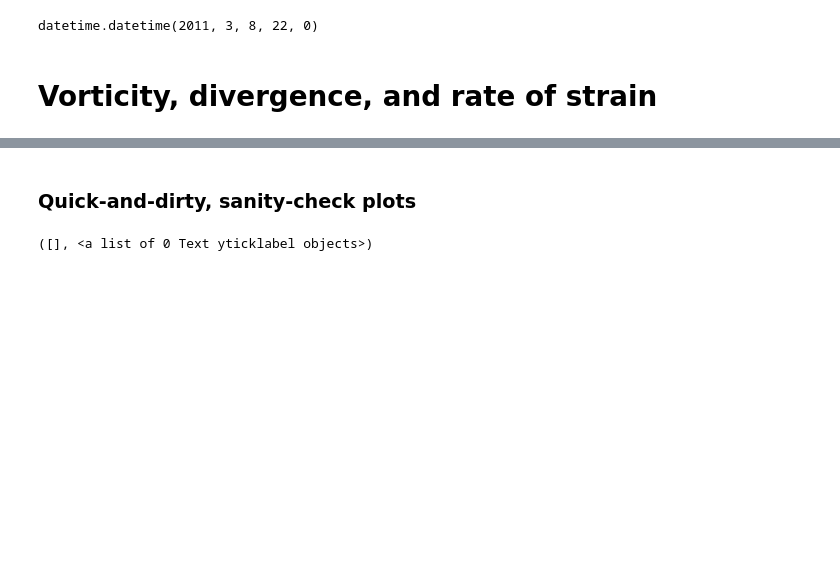
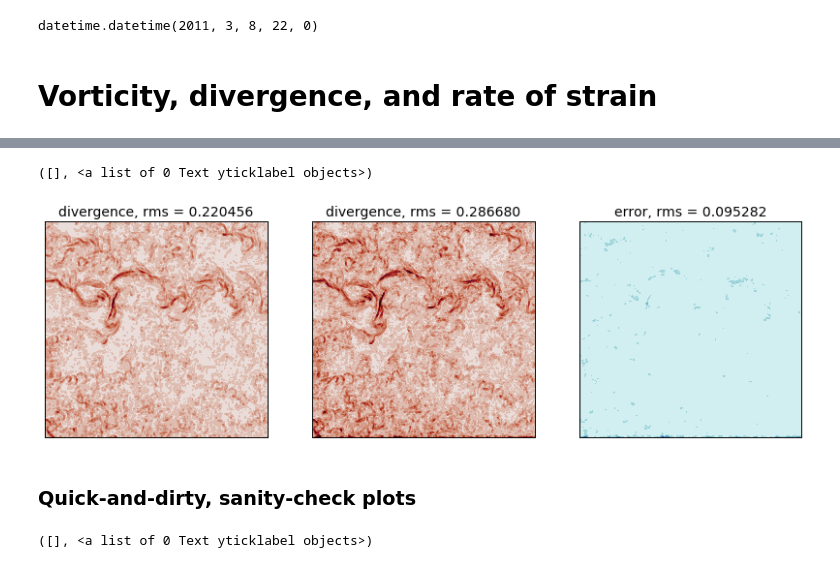
Before and after one commit to cesar-rocha/UpperOceanSeasonality, a Jupyter notebook: notebooks/LLCProcessing.ipynb, the cells around one changed output, grey strips where cells are left out. Drawn from its saved outputs; the diff is of its cells as text; code cells hidden in the pictures; blank space fills up the shorter version.

```diff
--- a/notebooks/LLCProcessing.ipynb
+++ b/notebooks/LLCProcessing.ipynb
@@ -79,3 +173,25 @@ vort, div, strain = vort/f0, div/f0, strain/f0
+# %%
+fig = plt.figure(figsize=(14,4))
+
+ax = fig.add_subplot(131)
+plt.contourf(strain,cs,vmin=cs.min(),vmax=cs.max(),cmap=cmocean.cm.amp,extend='both')
+plt.title('divergence, rms = %f' % rms(strain))
+#plt.colorbar()
+plt.xticks([]); plt.yticks([])
+ax = fig.add_subplot(132)
+plt.contourf(strain2,cs,vmin=cs.min(),vmax=cs.max(),cmap=cmocean.cm.amp,extend='both')
+plt.title('divergence, rms = %f' % rms(strain2))
+#plt.colorbar()
+plt.xticks([]); plt.yticks([])
+
+ax = fig.add_subplot(133)
+plt.contourf(np.abs((strain2-strain)/np.max(strain2)),np.linspace(0,1.,10),vmin=0,vmax=1.,cmap=cmocean.cm.ice_r)
+plt.title('error, rms = %f' % rms(strain2-strain))
+#plt.colorbar()
+plt.xticks([]); plt.yticks([])
+# %% [output]
+([], <a list of 0 Text yticklabel objects>)
+[figure, added]
 # %%
 def rms(field):
     return ((field**2).mean())**.5
```
Also changed, not shown: parts of 9 cells of this notebook, 16 other files.
